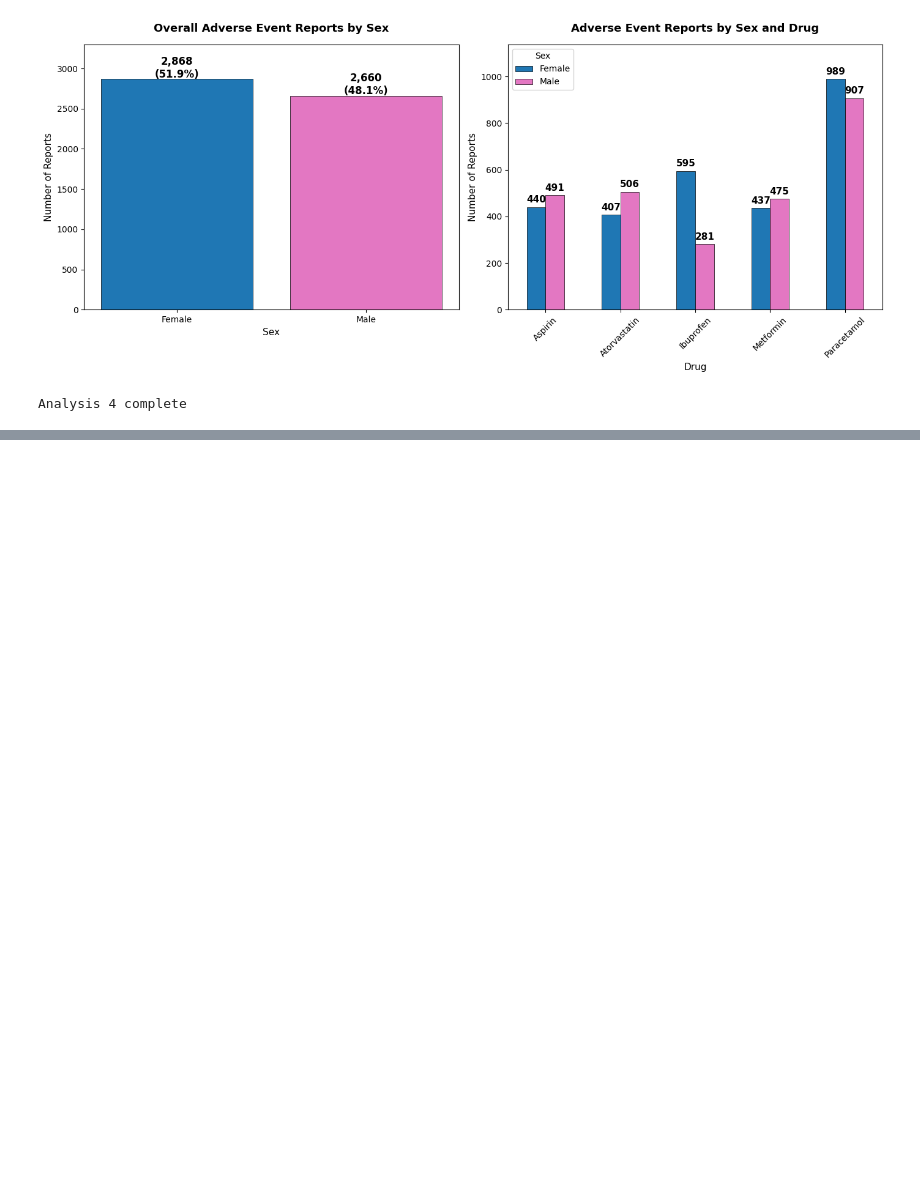
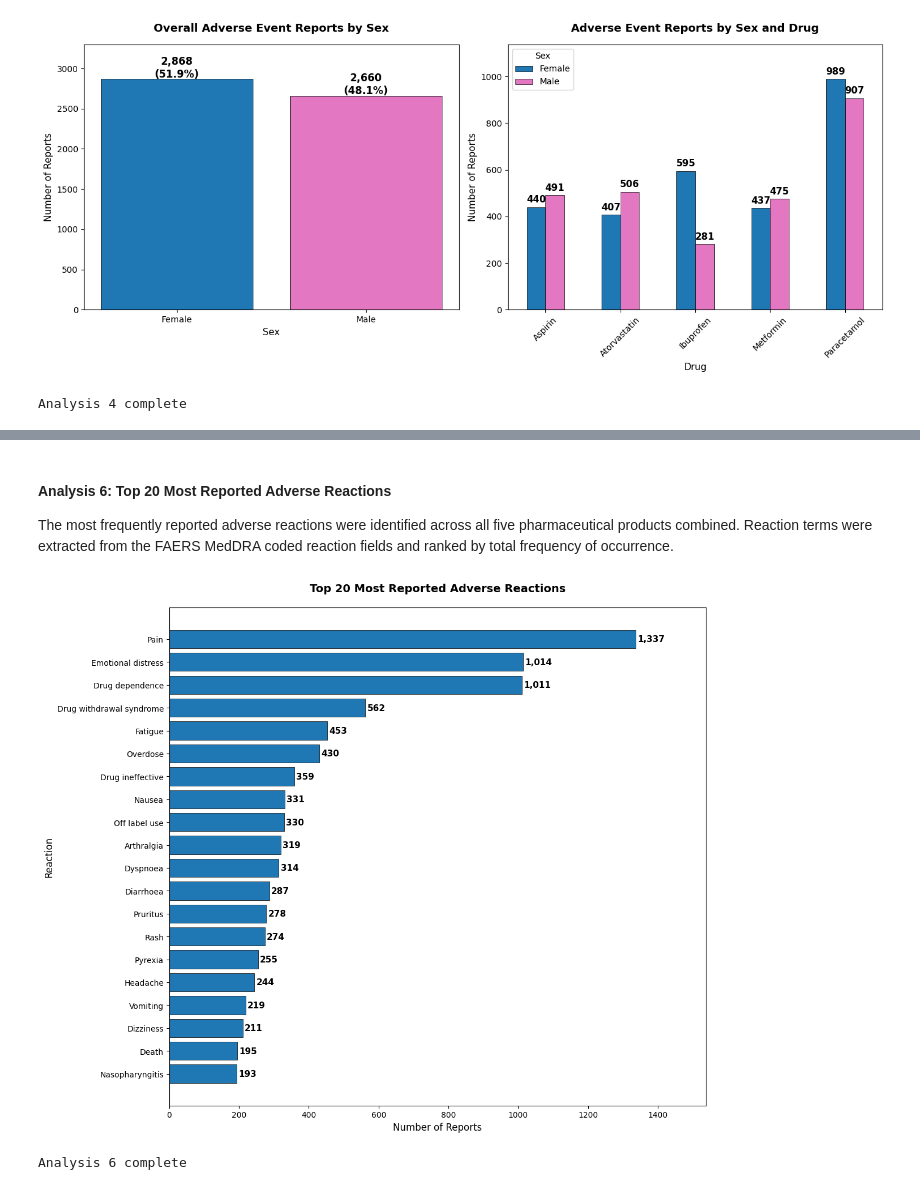
Before and after one commit to Kingsley-Eboh/fda-adverse-events-analysis, a Jupyter notebook: fda_adverse_events_analysis.ipynb, the cells around one changed output, grey strips where cells are left out. Drawn from its saved outputs; the diff is of its cells as text; code cells hidden in the pictures; blank space fills up the shorter version.

```diff
--- a/fda_adverse_events_analysis.ipynb
+++ b/fda_adverse_events_analysis.ipynb
@@ -518,0 +567,30 @@ Analysis 4 complete
+# %% [markdown]
+#### Analysis 6: Top 20 Most Reported Adverse Reactions
+The most frequently reported adverse reactions were identified across all five pharmaceutical products combined. Reaction terms were extracted from the FAERS MedDRA coded reaction fields and ranked by total frequency of occurrence.
+# %%
+
+fig, ax = plt.subplots(figsize=(12, 10))
+
+reactions_exploded = df.explode('reactions')
+reactions_exploded = reactions_exploded.dropna(subset=['reactions'])
+top_reactions = reactions_exploded['reactions'].value_counts().head(20)
+
+bars = ax.barh(top_reactions.index[::-1], top_reactions.values[::-1],
+               color='#1f77b4', edgecolor='black', linewidth=0.5)
+ax.set_title('Top 20 Most Reported Adverse Reactions',
+             fontsize=14, fontweight='bold', pad=20)
+ax.set_xlabel('Number of Reports', fontsize=12)
+ax.set_ylabel('Reaction', fontsize=12)
+ax.set_xlim(0, top_reactions.max() * 1.15)
+
+for bar, v in zip(bars, top_reactions.values[::-1]):
+    ax.text(v + 5, bar.get_y() + bar.get_height()/2,
+            f'{v:,}', va='center', fontsize=11, fontweight='bold')
+
+plt.tight_layout()
+plt.savefig('figures/analysis6_top_reactions.png', dpi=150, bbox_inches='tight')
+plt.show()
+print("Analysis 6 complete")
+# %% [output]
+[figure, added]
+Analysis 6 complete
```
Also changed, not shown: parts of 4 cells of this notebook, 3 other files.
